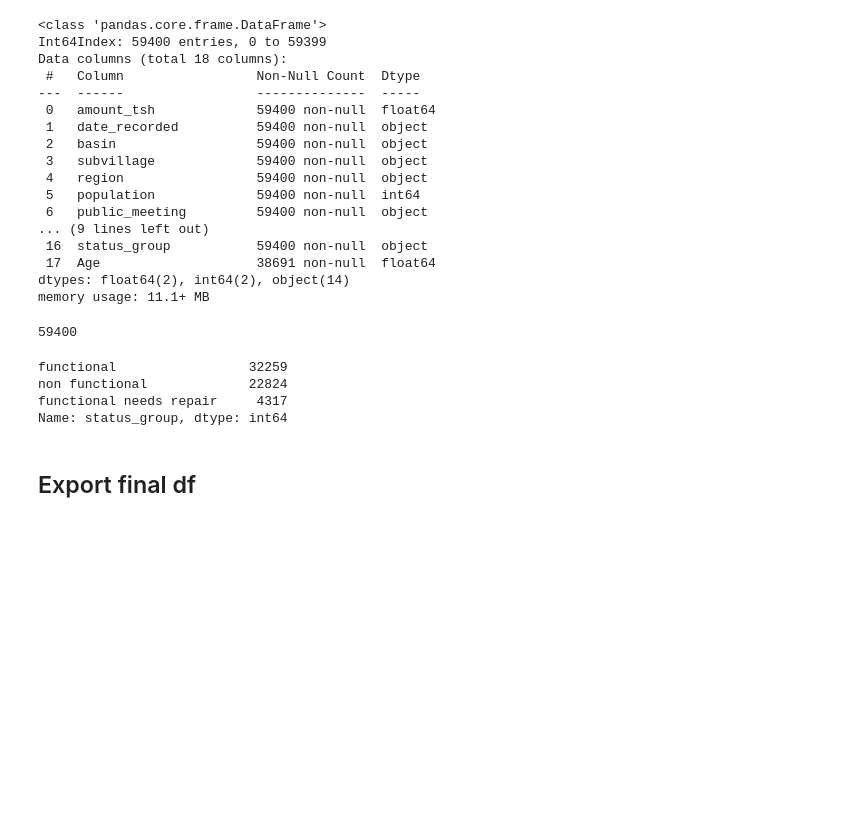
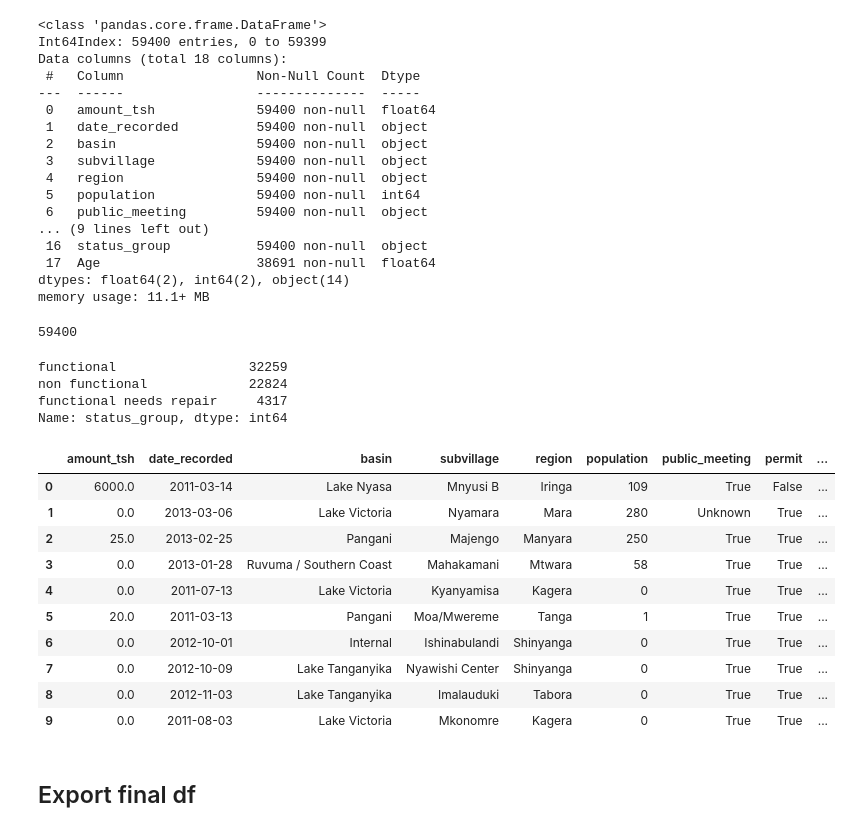
Before and after one commit to kaceyclougher/Tanzania-water-wells, a Jupyter notebook: Notebooks/EDA-and-Cleaning.ipynb, the cells around one changed output. Drawn from its saved outputs; the diff is of its cells as text; code cells hidden in the pictures; blank space fills up the shorter version.

```diff
--- a/Notebooks/EDA-and-Cleaning.ipynb
+++ b/Notebooks/EDA-and-Cleaning.ipynb
@@ -14,7 +24,7 @@ import matplotlib.pyplot as plt
 %matplotlib inline
 # %%
 #training data provided
-train = pd.read_csv('data/Train.csv')
+train = pd.read_csv('/Users/kaceyclougher/Flatiron/Phase-3-project/Tanzania-water-wells/data/Train.csv')
 train.head()
 # %% [output]
 |  | id | amount_tsh | date_recorded | funder | gps_height | installer | longitude | latitude | wpt_name | ... |
@@ -26,7 +36,7 @@ train.head()
 5 rows × 40 columns
 # %%
 #already established functional and non-functional
-status = pd.read_csv('data/TrainLabels.csv')
+status = pd.read_csv('/Users/kaceyclougher/Flatiron/Phase-3-project/Tanzania-water-wells/data/TrainLabels.csv')
 status.head()
 # %% [output]
 |  | id | status_group |
@@ -628,3 +611,18 @@ tanz_map = gpd.read_file('data/GIS_Data/')
+# %%
+# final check out
+df.head(10)
+# %% [output]
+|  | amount_tsh | date_recorded | basin | subvillage | region | population | public_meeting | permit | ... |
+| 0 | 6000.0 | 2011-03-14 | Lake Nyasa | Mnyusi B | Iringa | 109 | True | False | ... |
+| 1 | 0.0 | 2013-03-06 | Lake Victoria | Nyamara | Mara | 280 | Unknown | True | ... |
+| 2 | 25.0 | 2013-02-25 | Pangani | Majengo | Manyara | 250 | True | True | ... |
+| 3 | 0.0 | 2013-01-28 | Ruvuma / Southern Coast | Mahakamani | Mtwara | 58 | True | True | ... |
+| 4 | 0.0 | 2011-07-13 | Lake Victoria | Kyanyamisa | Kagera | 0 | True | True | ... |
+| 5 | 20.0 | 2011-03-13 | Pangani | Moa/Mwereme | Tanga | 1 | True | True | ... |
+| 6 | 0.0 | 2012-10-01 | Internal | Ishinabulandi | Shinyanga | 0 | True | True | ... |
+| 7 | 0.0 | 2012-10-09 | Lake Tanganyika | Nyawishi Center | Shinyanga | 0 | True | True | ... |
+| 8 | 0.0 | 2012-11-03 | Lake Tanganyika | Imalauduki | Tabora | 0 | True | True | ... |
+| 9 | 0.0 | 2011-08-03 | Lake Victoria | Mkonomre | Kagera | 0 | True | True | ... |
 # %% [markdown]
 ## Export final df
 # %%
```
Also changed, not shown: parts of 20 cells of this notebook, 1 other file.
